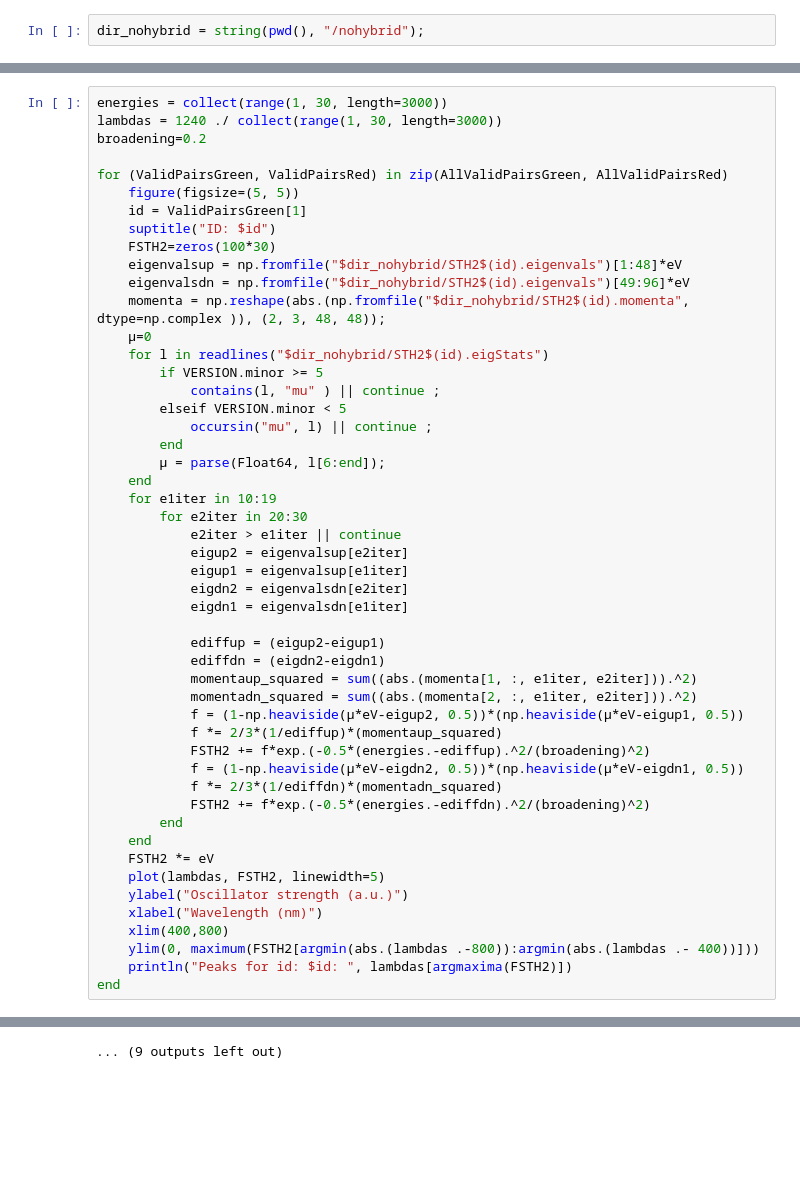
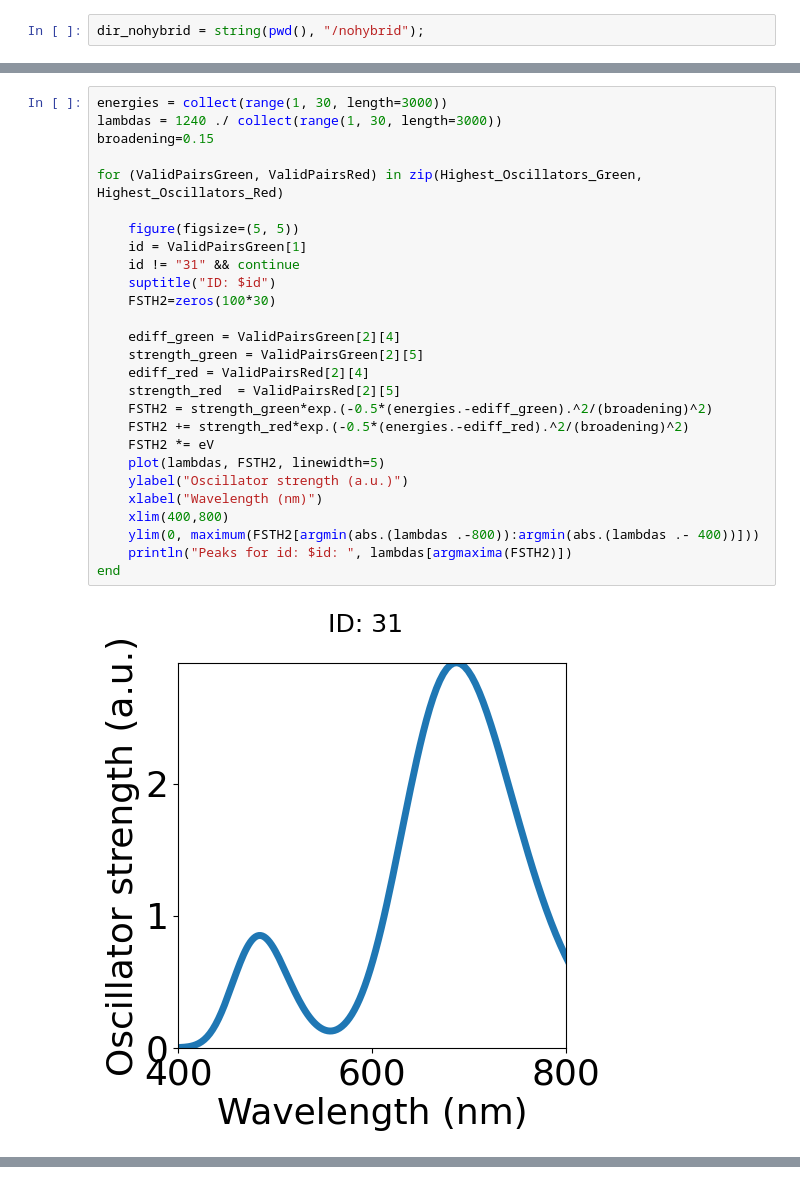
Before and after one commit to charlesrc/nanoscint, a Jupyter notebook: nanoscint/supplemental/DFT_NoHybridFunctional/NoHybridFunctionals_DFTModel_Revised.ipynb, the cells around one changed output, grey strips where cells are left out. Cells and saved outputs as stored; diff of their text form; blank space fills up the shorter version.

```diff
--- a/nanoscint/supplemental/DFT_NoHybridFunctional/NoHybridFunctionals_DFTModel_Revised.ipynb
+++ b/nanoscint/supplemental/DFT_NoHybridFunctional/NoHybridFunctionals_DFTModel_Revised.ipynb
@@ -113,51 +113,29 @@ end
 # %%
 energies = collect(range(1, 30, length=3000))
 lambdas = 1240 ./ collect(range(1, 30, length=3000))
-broadening=0.2
+broadening=0.15
 
-for (ValidPairsGreen, ValidPairsRed) in zip(AllValidPairsGreen, AllValidPairsRed)
+for (ValidPairsGreen, ValidPairsRed) in zip(Highest_Oscillators_Green, Highest_Oscillators_Red)
+
     figure(figsize=(5, 5))
     id = ValidPairsGreen[1]
+    id != "31" && continue
     suptitle("ID: $id")
     FSTH2=zeros(100*30)
-    eigenvalsup = np.fromfile("$dir_nohybrid/STH2$(id).eigenvals")[1:48]*eV
-    eigenvalsdn = np.fromfile("$dir_nohybrid/STH2$(id).eigenvals")[49:96]*eV
-    momenta = np.reshape(abs.(np.fromfile("$dir_nohybrid/STH2$(id).momenta", dtype=np.complex )), (2, 3, 48, 48));
-    μ=0
-    for l in readlines("$dir_nohybrid/STH2$(id).eigStats")
-        if VERSION.minor >= 5
-            contains(l, "mu" ) || continue ;
-        elseif VERSION.minor < 5
-            occursin("mu", l) || continue ;
-        end
-        μ = parse(Float64, l[6:end]);
-    end
-    for e1iter in 10:19
-        for e2iter in 20:30
-            e2iter > e1iter || continue
-            eigup2 = eigenvalsup[e2iter]
-            eigup1 = eigenvalsup[e1iter]
-            eigdn2 = eigenvalsdn[e2iter]
-            eigdn1 = eigenvalsdn[e1iter]
 
-            ediffup = (eigup2-eigup1)
-            ediffdn = (eigdn2-eigdn1)
-            momentaup_squared = sum((abs.(momenta[1, :, e1iter, e2iter])).^2)
-            momentadn_squared = sum((abs.(momenta[2, :, e1iter, e2iter])).^2)
-            f = (1-np.heaviside(μ*eV-eigup2, 0.5))*(np.heaviside(μ*eV-eigup1, 0.5))
-            f *= 2/3*(1/ediffup)*(momentaup_squared)
-            FSTH2 += f*exp.(-0.5*(energies.-ediffup).^2/(broadening)^2)
-            f = (1-np.heaviside(μ*eV-eigdn2, 0.5))*(np.heaviside(μ*eV-eigdn1, 0.5))
-            f *= 2/3*(1/ediffdn)*(momentadn_squared)
-            FSTH2 += f*exp.(-0.5*(energies.-ediffdn).^2/(broadening)^2)
-        end
-    end
+    ediff_green = ValidPairsGreen[2][4]
+    strength_green = ValidPairsGreen[2][5]
+    ediff_red = ValidPairsRed[2][4]
+    strength_red  = ValidPairsRed[2][5]
+    FSTH2 = strength_green*exp.(-0.5*(energies.-ediff_green).^2/(broadening)^2)
+    FSTH2 += strength_red*exp.(-0.5*(energies.-ediff_red).^2/(broadening)^2)
     FSTH2 *= eV
     plot(lambdas, FSTH2, linewidth=5)
     ylabel("Oscillator strength (a.u.)")
     xlabel("Wavelength (nm)")
     xlim(400,800)
     ylim(0, maximum(FSTH2[argmin(abs.(lambdas .-800)):argmin(abs.(lambdas .- 400))]))
     println("Peaks for id: $id: ", lambdas[argmaxima(FSTH2)])
 end
 # %% [output]
+[figure, new version]
@@ -192 +142,0 @@ Peaks for id: 25:
-... (9 outputs left out)
```
Also changed, not shown: parts of 5 cells of this notebook, 1 other file.
